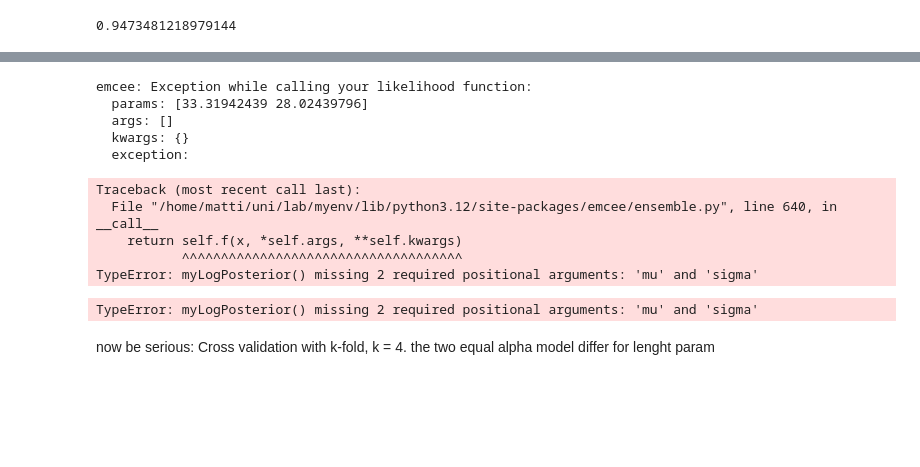
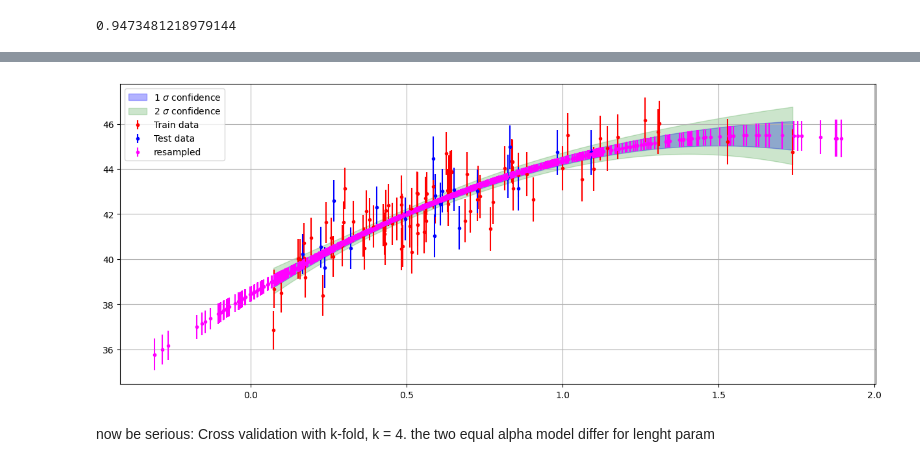
Before and after one commit to Matti-z/astrostatistics_bicocca_2026, a Jupyter notebook: working/seventeenth.ipynb, the cells around one changed output, grey strips where cells are left out. Cells and saved outputs as stored; diff of their text form; code cells hidden in the pictures; blank space fills up the shorter version.

```diff
--- a/working/seventeenth.ipynb
+++ b/working/seventeenth.ipynb
@@ -283,26 +283,32 @@ print (test_score)
 # %%
 #now generate some more data
 #I already plot the posterior
-from emcee import EnsembleSampler
-
-def myLogPosterior(x, mu, sigma):
-    return np.sum(-0.5 * (x - mu)**2 / sigma**2)
+from sklearn.neighbors import KernelDensity
 
 
+N = 10 * len(z_temp.flatten())
+sampler = KernelDensity(bandwidth = 0.2)
+sampler.fit(z_sample.reshape(-1, 1))
+z_new = sampler.sample(N)
+mu_new, sigma_new = gpr.predict(z_new.reshape(-1, 1), return_std= True)
 
-# plt.plot(x, y_new)
+plt.figure (figsize = (15, 6))
+plt.errorbar(z_temp, mu_temp, dmu_temp,color = 'red', fmt = '.', label = 'Train data')
+plt.errorbar(z_test, mu_test, dmu_test,color = 'blue', fmt = '.', label = 'Test data')
+plt.errorbar(z_new, mu_new,sigma_new, color = 'magenta', label = 'resampled', fmt = '.')
+plt.fill_between(z_line,
+                  mu_pred - sigma_pred,
+                  mu_pred + sigma_pred,
+                  alpha=0.3, label=r'1 $\sigma$ confidence', color = 'blue')
+plt.fill_between(z_line,
+                  mu_pred - 2.0*sigma_pred,
+                  mu_pred + 2.0*sigma_pred,
+                  alpha=0.2, label=r'2 $\sigma$ confidence', color = 'green')
+plt.legend()
+
+plt.grid()
 # %% [output]
-emcee: Exception while calling your likelihood function:
-  params: [33.31942439 28.02439796]
-  args: []
-  kwargs: {}
-  exception:
-Traceback (most recent call last):
-  File "/home/matti/uni/lab/myenv/lib/python3.12/site-packages/emcee/ensemble.py", line 640, in __call__
-    return self.f(x, *self.args, **self.kwargs)
-           ^^^^^^^^^^^^^^^^^^^^^^^^^^^^^^^^^^^^
-TypeError: myLogPosterior() missing 2 required positional arguments: 'mu' and 'sigma'
-TypeError: myLogPosterior() missing 2 required positional arguments: 'mu' and 'sigma'
+[figure, added]
 # %% [markdown]
 now be serious: Cross validation with k-fold, k = 4.
 the two equal alpha model differ for lenght param
```
Also changed, not shown: parts of 13 cells of this notebook.
